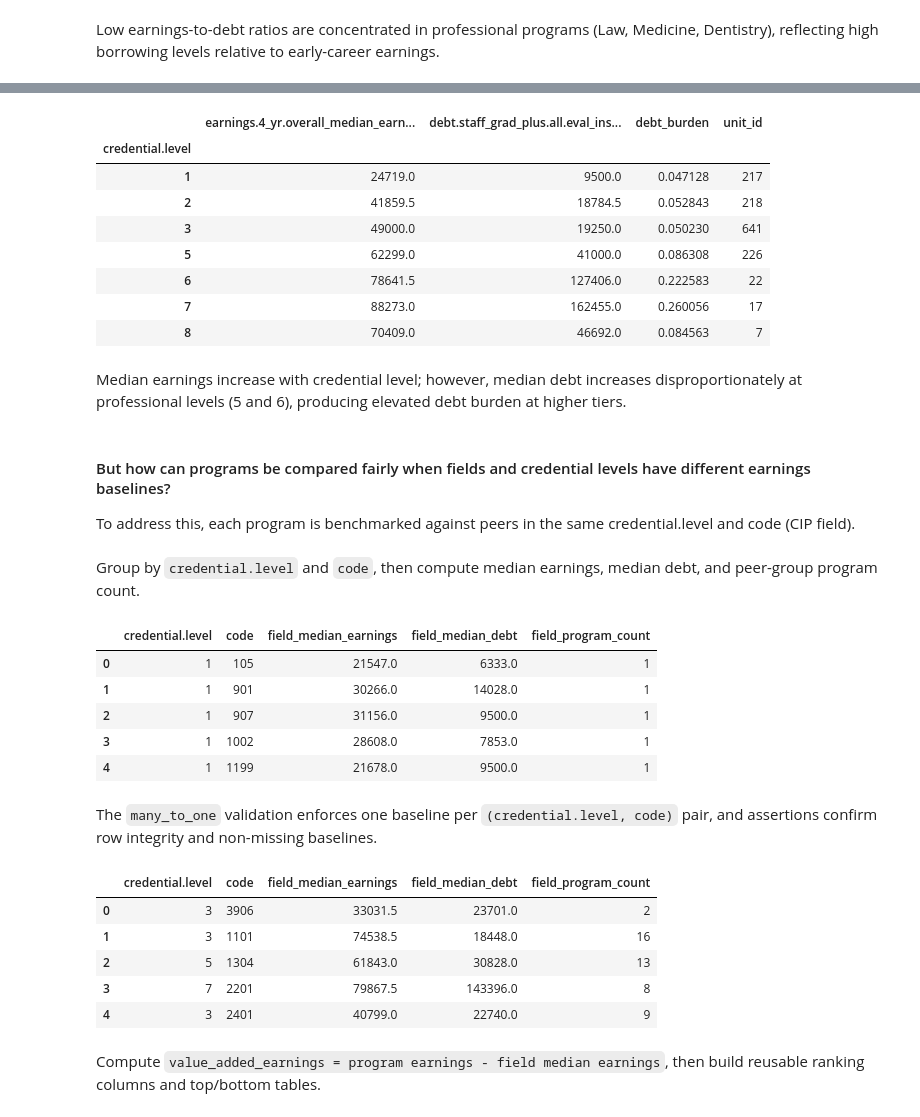
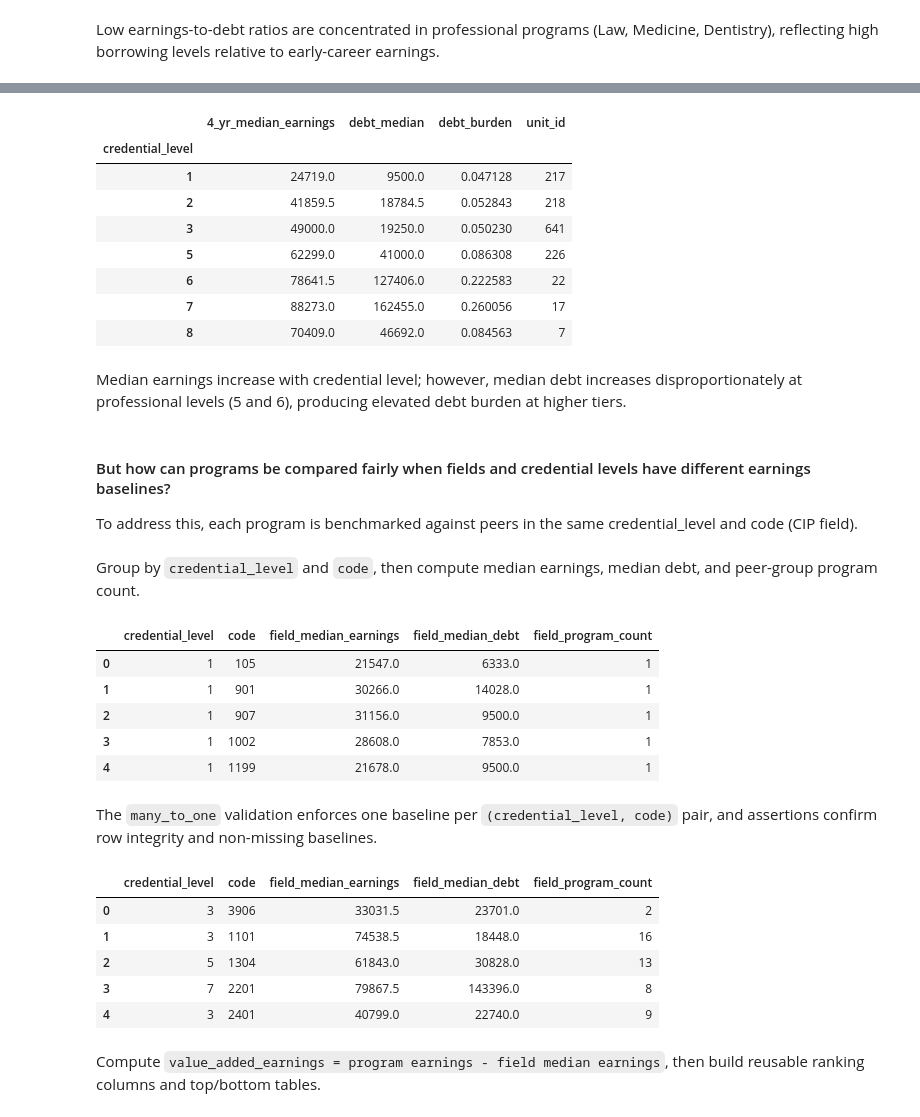
Before and after one commit to sebastianhonorat-dev/CAP_3764_2026_Spring_Team_6, a Jupyter notebook: notebooks/eda_outcomes_debt_earnings.ipynb, the cells around one changed output, grey strips where cells are left out. Cells and saved outputs as stored; diff of their text form; code cells hidden in the pictures.

```diff
--- a/notebooks/eda_outcomes_debt_earnings.ipynb
+++ b/notebooks/eda_outcomes_debt_earnings.ipynb
@@ -99,9 +99,9 @@ px.histogram(df, x=np.log1p(df["debt.staff_grad_plus.all.eval_inst.median_paymen
 Debt and debt payment distributions exhibit similar skewness, reinforcing the need for transformation prior to modeling.
 # %%
 dfx = df
-dfx["log_median_earnings"]=np.log1p(dfx["earnings.4_yr.overall_median_earnings"])
-dfx["log_median_debt_payment"]=np.log1p(dfx["debt.staff_grad_plus.all.eval_inst.median_payment"]*12)
-dfx["log_median_debt"]=np.log1p(dfx["debt.staff_grad_plus.all.eval_inst.median"])
+dfx["log_median_earnings"]=np.log1p(dfx["4_yr_median_earnings"])
+dfx["log_median_debt_payment"]=np.log1p(dfx["debt_median_payment"]*12)
+dfx["log_median_debt"]=np.log1p(dfx["debt_median"])
 # %%
 earning_count = go.Figure(
     go.Histogram(
@@ -114,7 +114,7 @@ earning_count.show()
 # %% [markdown]
 What is an appropriate threshold to remove low graduate programs?
 # %%
-dfx = dfx.loc[df["earnings.4_yr.working_not_enrolled.overall_count"] >= 25].reset_index()
+dfx = dfx.loc[df["4_yr_working_count"] >= 25].reset_index()
 lt50=len(df) - len(dfx)
 lt50
 # %% [output]
@@ -140,7 +140,7 @@ Debt burden approximates the share of annual earnings required to service debt o
 
 How many programs exhibit unusually high financial stress relative to earnings?
 # %%
-dfx["debt_burden"] = (dfx["debt.staff_grad_plus.all.eval_inst.median_payment"]*12)/dfx["earnings.4_yr.overall_median_earnings"]
+dfx["debt_burden"] = (dfx["debt_median_payment"]*12)/dfx["4_yr_median_earnings"]
 (dfx["debt_burden"]>=0.25).sum()
 # %% [output]
 np.int64(21)
@@ -179,8 +179,8 @@ The median program requires about 5.4% of earnings to service debt. However, the
 Is financial stress concentrated in specific credential levels or institutional types?
 # %%
 dfx["earnings_to_debt_ratio"] = (
-    dfx["earnings.4_yr.overall_median_earnings"] /
-    dfx["debt.staff_grad_plus.all.eval_inst.median"]
+    dfx["4_yr_median_earnings"] /
+    dfx["debt_median"]
 )
 
 fltop10 = dfx.sort_values("earnings_to_debt_ratio", ascending=False)["title"].head(10)
@@ -234,13 +219,13 @@ Boolean Series key will be reindexed to match DataFrame index.
 # %%
-dfx.groupby("credential.level").agg({
-    "earnings.4_yr.overall_median_earnings": "median",
-    "debt.staff_grad_plus.all.eval_inst.median": "median",
+dfx.groupby("credential_level").agg({
+    "4_yr_median_earnings": "median",
+    "debt_median": "median",
     "debt_burden": "median",
     "unit_id": "count"
 })
 # %% [output]
-|  | earnings.4_yr.overall_median_earn... | debt.staff_grad_plus.all.eval_ins... | debt_burden | unit_id |
-| credential.level |  |  |  |  |
+|  | 4_yr_median_earnings | debt_median | debt_burden | unit_id |
+| credential_level |  |  |  |  |
 | 1 | 24719.0 | 9500.0 | 0.047128 | 217 |
 | 2 | 41859.5 | 18784.5 | 0.052843 | 218 |
 | 3 | 49000.0 | 19250.0 | 0.050230 | 641 |
@@ -253,23 +238,23 @@ Median earnings increase with credential level; however, median debt increases d
 # %% [markdown]
 #### But how can programs be compared fairly when fields and credential levels have different earnings baselines?
 
-To address this, each program is benchmarked against peers in the same credential.level and code (CIP field).
+To address this, each program is benchmarked against peers in the same credential_level and code (CIP field).
 # %% [markdown]
 
-Group by `credential.level` and `code`, then compute median earnings, median debt, and peer-group program count.
+Group by `credential_level` and `code`, then compute median earnings, median debt, and peer-group program count.
 # %%
 field_baseline = (
- dfx.groupby(["credential.level", "code"], as_index=False)
+ dfx.groupby(["credential_level", "code"], as_index=False)
  .agg(
- field_median_earnings=("earnings.4_yr.overall_median_earnings", "median"),
- field_median_debt=("debt.staff_grad_plus.all.eval_inst.median", "median"),
+ field_median_earnings=("4_yr_median_earnings", "median"),
+ field_median_debt=("debt_median", "median"),
  field_program_count=("title", "size")
  )
 )
 
 field_baseline.head()
 # %% [output]
-|  | credential.level | code | field_median_earnings | field_median_debt | field_program_count |
+|  | credential_level | code | field_median_earnings | field_median_debt | field_program_count |
 | 0 | 1 | 105 | 21547.0 | 6333.0 | 1 |
 | 1 | 1 | 901 | 30266.0 | 14028.0 | 1 |
 | 2 | 1 | 907 | 31156.0 | 9500.0 | 1 |
@@ -277,21 +262,21 @@ field_baseline.head()
 | 4 | 1 | 1199 | 21678.0 | 9500.0 | 1 |
 # %% [markdown]
 
-The `many_to_one` validation enforces one baseline per `(credential.level, code)` pair, and assertions confirm row integrity and non-missing baselines.
+The `many_to_one` validation enforces one baseline per `(credential_level, code)` pair, and assertions confirm row integrity and non-missing baselines.
 # %%
 dfx = dfx.merge(
  field_baseline,
- on=["credential.level", "code"],
+ on=["credential_level", "code"],
  how="left",
  validate="many_to_one"
 )
 
-assert len(dfx) == len(df.loc[df["earnings.4_yr.working_not_enrolled.overall_count"] >= 25]), "Row count changed after merge"
+assert len(dfx) == len(df.loc[df["4_yr_working_count"] >= 25]), "Row count changed after merge"
 assert dfx[["field_median_earnings", "field_median_debt", "field_program_count"]].notna().all().all(), "Some baseline values are missing after merge"
 
-dfx[["credential.level", "code", "field_median_earnings", "field_median_debt", "field_program_count"]].head()
+dfx[["credential_level", "code", "field_median_earnings", "field_median_debt", "field_program_count"]].head()
 # %% [output]
-|  | credential.level | code | field_median_earnings | field_median_debt | field_program_count |
+|  | credential_level | code | field_median_earnings | field_median_debt | field_program_count |
 | 0 | 3 | 3906 | 33031.5 | 23701.0 | 2 |
 | 1 | 3 | 1101 | 74538.5 | 18448.0 | 16 |
 | 2 | 5 | 1304 | 61843.0 | 30828.0 | 13 |
```
Also changed, not shown: parts of 19 cells of this notebook.
